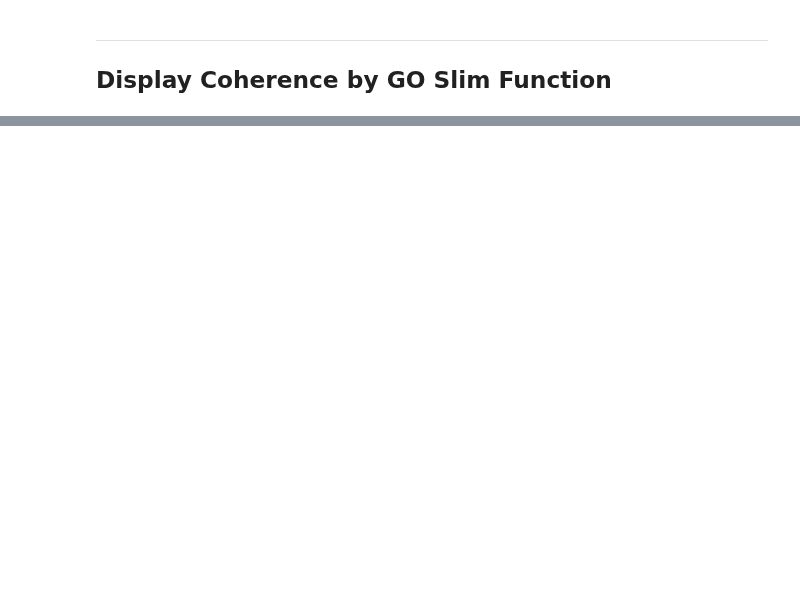
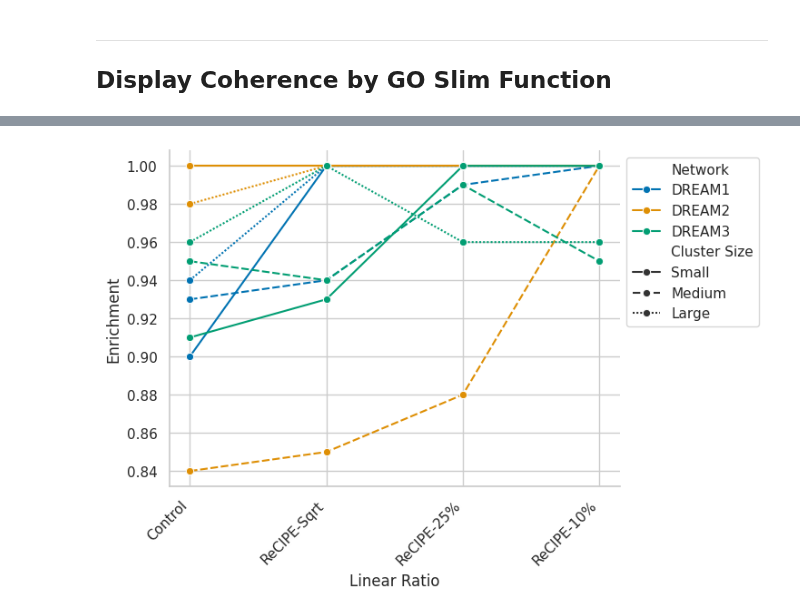
Before and after one commit to samsledje/philharmonic, a Jupyter notebook: nb/02_functional_permutation_analysis.ipynb, the cells around one changed output, grey strips where cells are left out. Cells and saved outputs as stored; diff of their text form; code cells hidden in the pictures; blank space fills up the shorter version.

```diff
--- a/nb/02_functional_permutation_analysis.ipynb
+++ b/nb/02_functional_permutation_analysis.ipynb
@@ -193,0 +364,7 @@ plt.show()
+# %%
+ax = sns.lineplot(data=pct_func_enriched,x="Linear Ratio",y="Enrichment",hue="Network",style="Cluster Size", palette="colorblind",marker="o", )
+plt.legend(loc='upper left', bbox_to_anchor=(1, 1))
+ax.set_xticklabels(["Control","ReCIPE-Sqrt","ReCIPE-25%","ReCIPE-10%"],rotation=45, ha='right')
+sns.despine()
+# %% [output]
+[figure, added]
```
Also changed, not shown: parts of 22 cells of this notebook, 2 other files.
